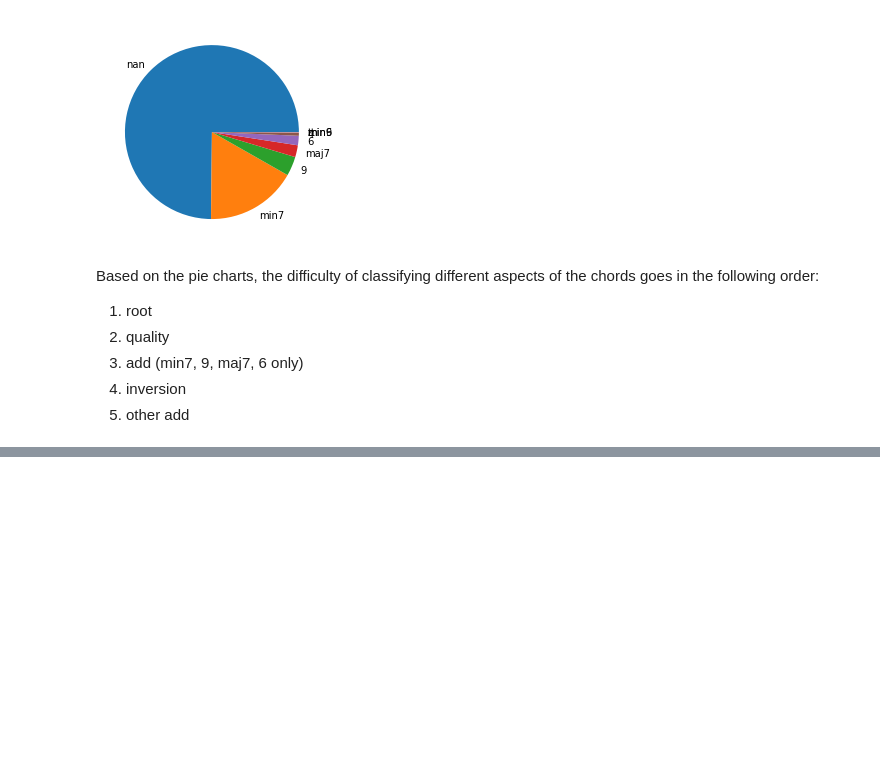
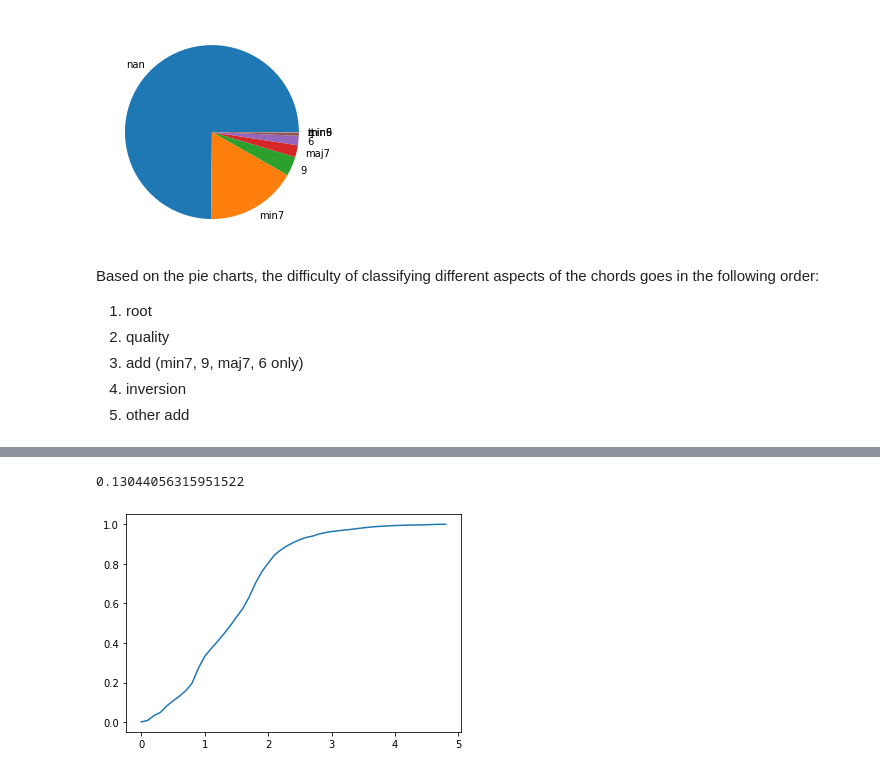
Before and after one commit to tristanlmiller/auto-guitar-tabs, a Jupyter notebook: initial_exploration/Data Characterization - chords.ipynb, the cells around one changed output, grey strips where cells are left out. Saved outputs shown, nothing was run; the diff lists cells and outputs as text; code cells hidden in the pictures; blank space fills up the shorter version.

```diff
--- a/initial_exploration/Data Characterization - chords.ipynb
+++ b/initial_exploration/Data Characterization - chords.ipynb
@@ -370,0 +376,7 @@ Based on the pie charts, the difficulty of classifying different aspects of the
+# %%
+length_cumsum = np.cumsum(length_hist[0])/np.sum(length_hist[0])
+plt.plot(np.arange(0,4.9,.1),length_cumsum);
+print(length_cumsum[6])
+# %% [output]
+0.13044056315951522
+[figure, added]
```
Also changed, not shown: parts of 1 cell of this notebook.
